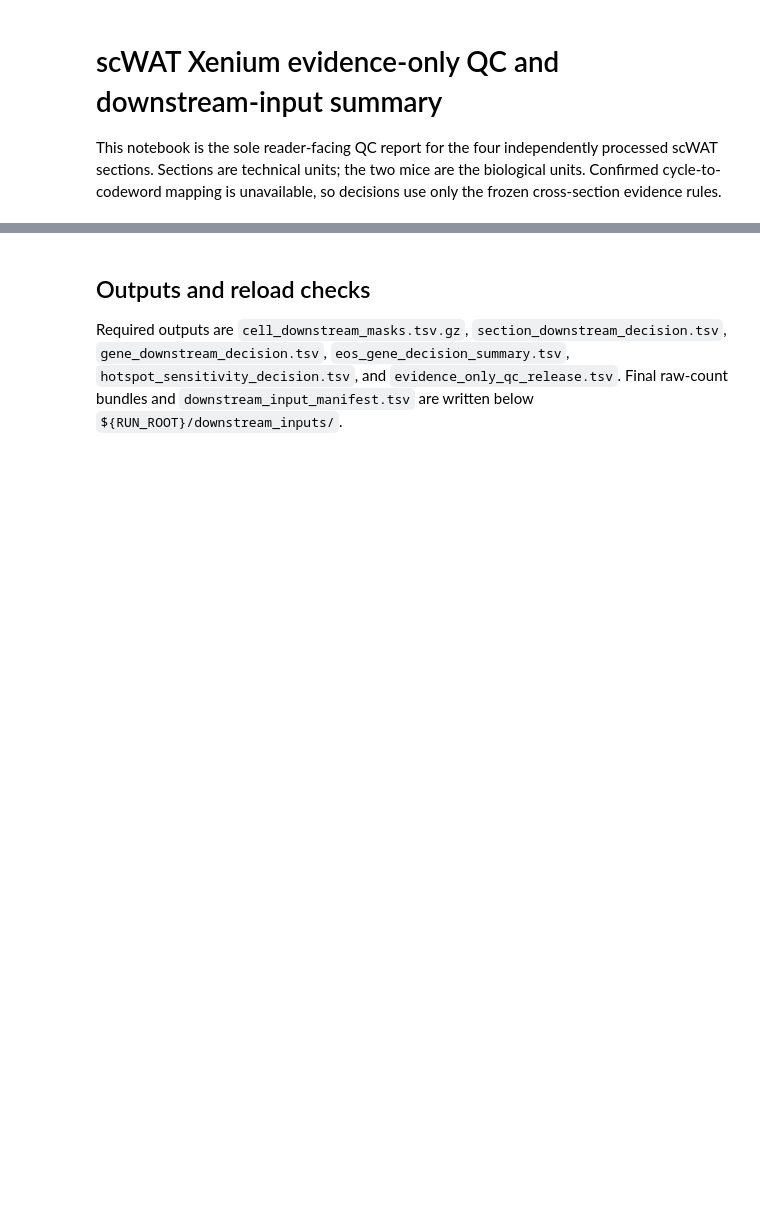
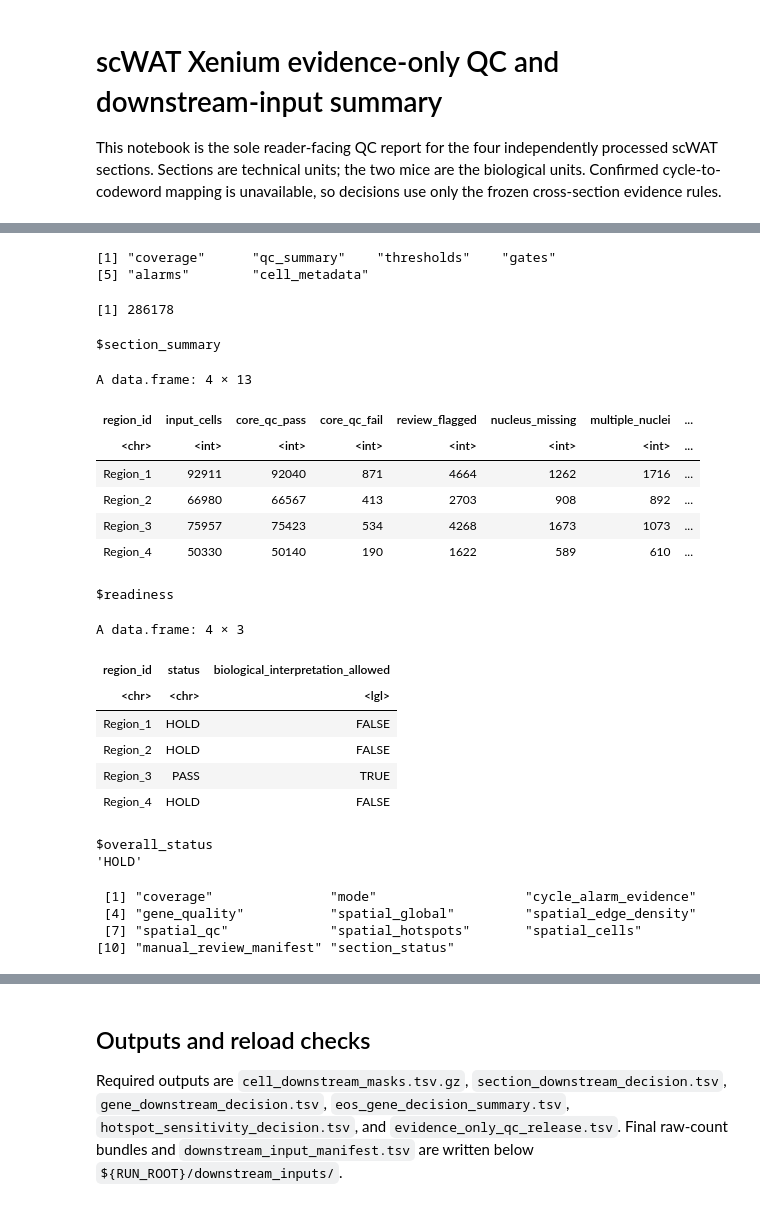
Before and after one commit to SharonWang/YNH_Xenium_scWAT, a Jupyter notebook: notebooks/02_slide_QC_summary.ipynb, the cells around one changed output, grey strips where cells are left out. Drawn from its saved outputs; the diff is of its cells as text; code cells hidden in the pictures; blank space fills up the shorter version.

```diff
--- a/notebooks/02_slide_QC_summary.ipynb
+++ b/notebooks/02_slide_QC_summary.ipynb
@@ -98,0 +50,9 @@ The verified technical pairs are 62308/62309 for Mouse 1 and 62310/62311 for Mou
+# %%
+names(slide_data)
+# %% [output]
+[1] "coverage"      "qc_summary"    "thresholds"    "gates"
+[5] "alarms"        "cell_metadata"
+# %%
+nrow(slide_data$cell_metadata)
+# %% [output]
+[1] 286178
@@ -98,0 +61,21 @@ The verified technical pairs are 62308/62309 for Mouse 1 and 62310/62311 for Mou
+# %%
+slide_summary
+# %% [output]
+$section_summary
+A data.frame: 4 × 13
+| region_id | input_cells | core_qc_pass | core_qc_fail | review_flagged | nucleus_missing | multiple_nuclei | ... |
+| <chr> | <int> | <int> | <int> | <int> | <int> | <int> | ... |
+| Region_1 | 92911 | 92040 | 871 | 4664 | 1262 | 1716 | ... |
+| Region_2 | 66980 | 66567 | 413 | 2703 | 908 | 892 | ... |
+| Region_3 | 75957 | 75423 | 534 | 4268 | 1673 | 1073 | ... |
+| Region_4 | 50330 | 50140 | 190 | 1622 | 589 | 610 | ... |
+$readiness
+A data.frame: 4 × 3
+| region_id | status | biological_interpretation_allowed |
+| <chr> | <chr> | <lgl> |
+| Region_1 | HOLD | FALSE |
+| Region_2 | HOLD | FALSE |
+| Region_3 | PASS | TRUE |
+| Region_4 | HOLD | FALSE |
+$overall_status
+'HOLD'
@@ -98,0 +84,7 @@ The verified technical pairs are 62308/62309 for Mouse 1 and 62310/62311 for Mou
+# %%
+names(extended_slide_data)
+# %% [output]
+ [1] "coverage"               "mode"                   "cycle_alarm_evidence"
+ [4] "gene_quality"           "spatial_global"         "spatial_edge_density"
+ [7] "spatial_qc"             "spatial_hotspots"       "spatial_cells"
+[10] "manual_review_manifest" "section_status"
```
Also changed, not shown: parts of 89 cells of this notebook, 16 other files.
